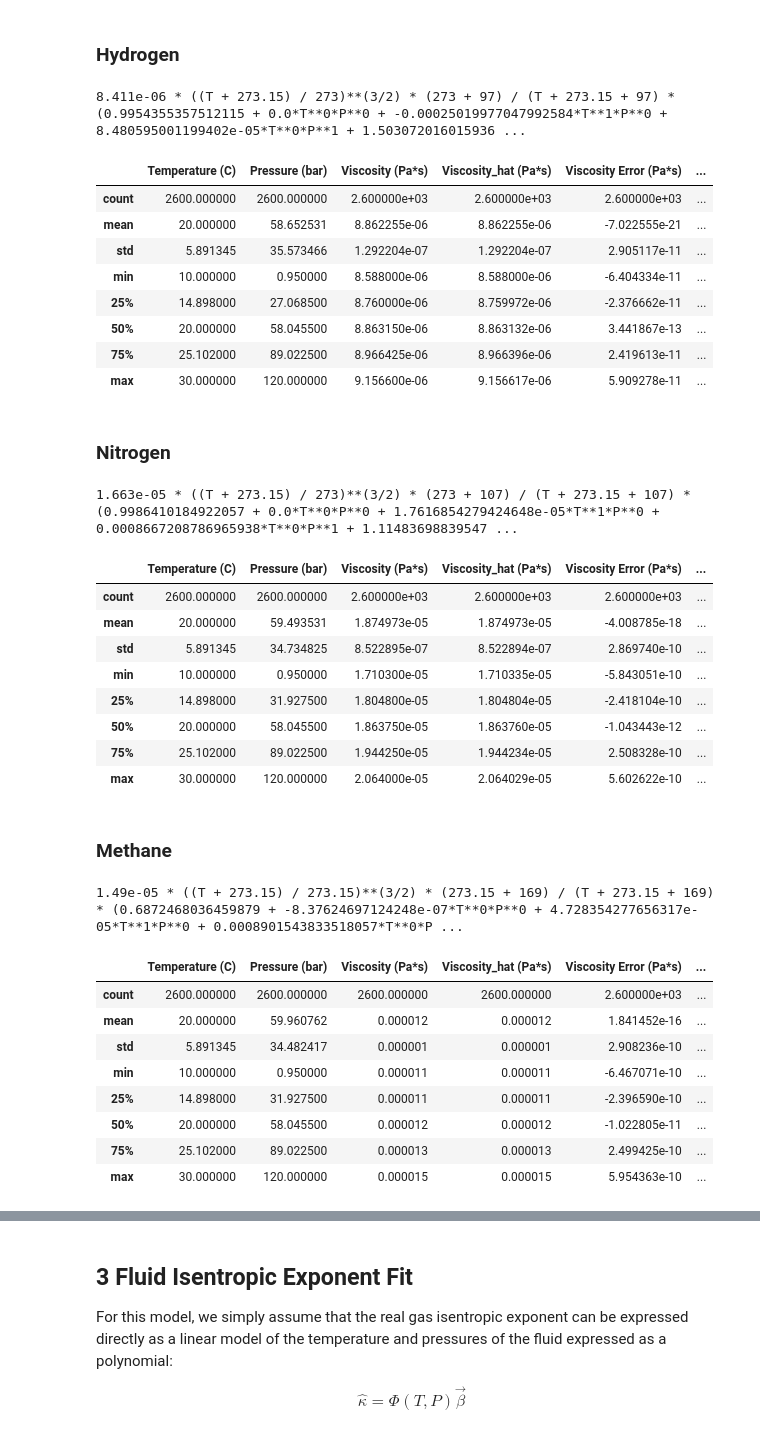
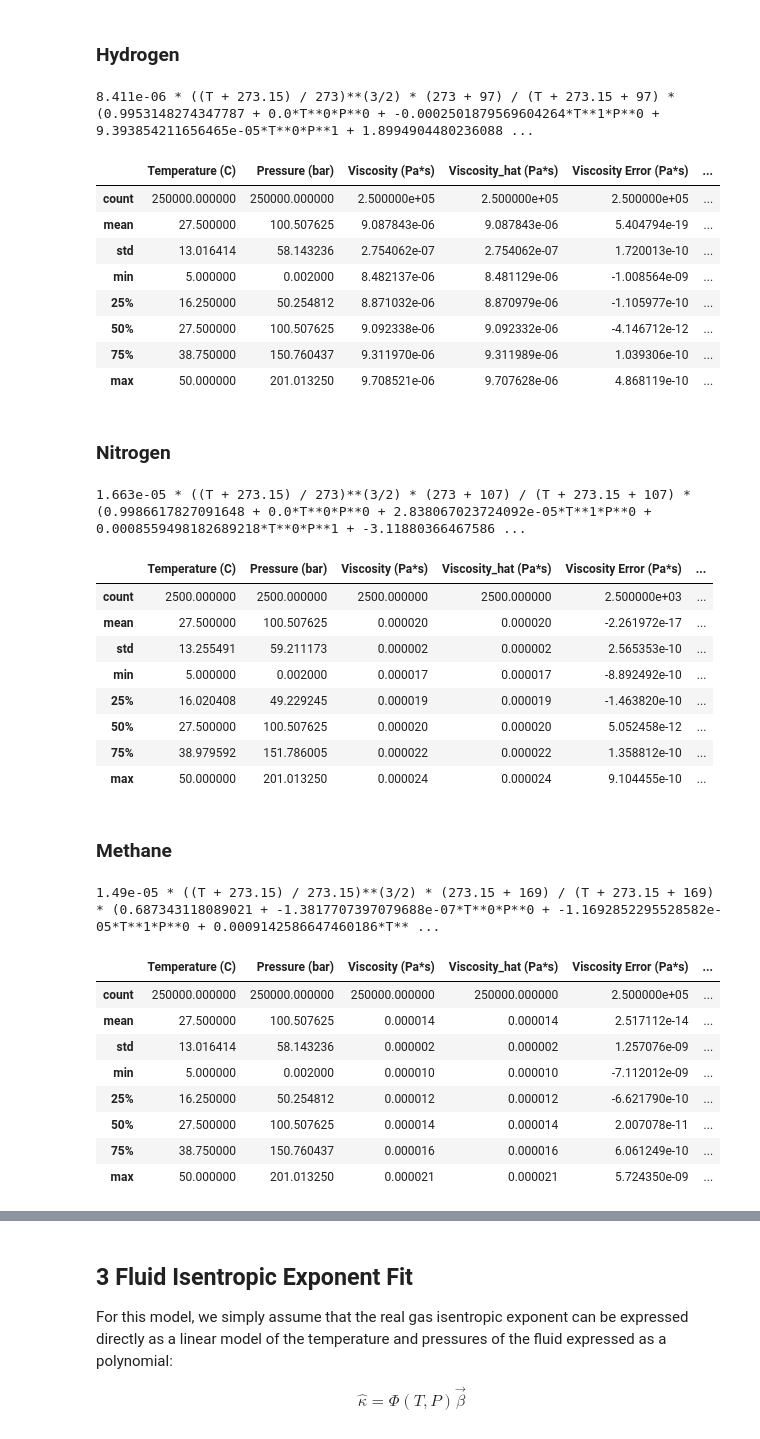
Before and after one commit to josephmcg16/primary-gas-fluid-properties, a Jupyter notebook: post_process.ipynb, the cells around one changed output, grey strips where cells are left out. Drawn from its saved outputs; the diff is of its cells as text; code cells hidden in the pictures.

```diff
--- a/post_process.ipynb
+++ b/post_process.ipynb
@@ -169,30 +237,30 @@ This formulation then allows us to estimate the dynamic viscosity as a function
 # %%
 """Viscosity Fit Example Code with inputs for temperature and pressure in degrees Celsius and bar(a), respectively."""
 
 from fit_fluid_properties import fit_gas_viscosity
 
 params = {
     "reference_data_directory": "data",
-    "reference_data_filename": "H2 Nist Properties 0.95-120 bar.xlsx",
-    "reference_fluid": "H2",
-    "model_poly_degree": 4,
+    "reference_data_filename": "HYDROGEN PROPERTIES.xlsx",
+    "reference_fluid": "HYDROGEN",
+    "model_poly_degree": 3,
 }
 
 df_viscosity, functional_form_text_viscosity = fit_gas_viscosity(params)
 
 print(functional_form_text_viscosity)
 df_viscosity.describe()
 # %% [output]
-8.411e-06 * ((T + 273.15) / 273)**(3/2) * (273 + 97) / (T + 273.15 + 97) * (0.9954355357512115 + 0.0*T**0*P**0 + -0.00025019977047992584*T**1*P**0 + 8.480595001199402e-05*T**0*P**1 + 1.503072016015936 ...
+8.411e-06 * ((T + 273.15) / 273)**(3/2) * (273 + 97) / (T + 273.15 + 97) * (0.9953148274347787 + 0.0*T**0*P**0 + -0.0002501879569604264*T**1*P**0 + 9.393854211656465e-05*T**0*P**1 + 1.8994904480236088 ...
 |  | Temperature (C) | Pressure (bar) | Viscosity (Pa*s) | Viscosity_hat (Pa*s) | Viscosity Error (Pa*s) | ... |
-| count | 2600.000000 | 2600.000000 | 2.600000e+03 | 2.600000e+03 | 2.600000e+03 | ... |
-| mean | 20.000000 | 58.652531 | 8.862255e-06 | 8.862255e-06 | -7.022555e-21 | ... |
-| std | 5.891345 | 35.573466 | 1.292204e-07 | 1.292204e-07 | 2.905117e-11 | ... |
-| min | 10.000000 | 0.950000 | 8.588000e-06 | 8.588000e-06 | -6.404334e-11 | ... |
-| 25% | 14.898000 | 27.068500 | 8.760000e-06 | 8.759972e-06 | -2.376662e-11 | ... |
-| 50% | 20.000000 | 58.045500 | 8.863150e-06 | 8.863132e-06 | 3.441867e-13 | ... |
-| 75% | 25.102000 | 89.022500 | 8.966425e-06 | 8.966396e-06 | 2.419613e-11 | ... |
-| max | 30.000000 | 120.000000 | 9.156600e-06 | 9.156617e-06 | 5.909278e-11 | ... |
+| count | 250000.000000 | 250000.000000 | 2.500000e+05 | 2.500000e+05 | 2.500000e+05 | ... |
+| mean | 27.500000 | 100.507625 | 9.087843e-06 | 9.087843e-06 | 5.404794e-19 | ... |
+| std | 13.016414 | 58.143236 | 2.754062e-07 | 2.754062e-07 | 1.720013e-10 | ... |
+| min | 5.000000 | 0.002000 | 8.482137e-06 | 8.481129e-06 | -1.008564e-09 | ... |
+| 25% | 16.250000 | 50.254812 | 8.871032e-06 | 8.870979e-06 | -1.105977e-10 | ... |
+| 50% | 27.500000 | 100.507625 | 9.092338e-06 | 9.092332e-06 | -4.146712e-12 | ... |
+| 75% | 38.750000 | 150.760437 | 9.311970e-06 | 9.311989e-06 | 1.039306e-10 | ... |
+| max | 50.000000 | 201.013250 | 9.708521e-06 | 9.707628e-06 | 4.868119e-10 | ... |
 # %% [markdown]
 ### Nitrogen
 # %%
@@ -202,8 +270,8 @@ from fit_fluid_properties import fit_gas_viscosity
 
 params = {
     "reference_data_directory": "data",
-    "reference_data_filename": "N2 Nist Properties 0.95-120 bar.xlsx",
-    "reference_fluid": "N2",
+    "reference_data_filename": "NITROGEN PROPERTIES.xlsx",
+    "reference_fluid": "NITROGEN",
     "model_poly_degree": 5,
 }
 
@@ -212,16 +280,16 @@ df_viscosity, functional_form_text_viscosity = fit_gas_viscosity(params)
 print(functional_form_text_viscosity)
 df_viscosity.describe()
 # %% [output]
-1.663e-05 * ((T + 273.15) / 273)**(3/2) * (273 + 107) / (T + 273.15 + 107) * (0.9986410184922057 + 0.0*T**0*P**0 + 1.7616854279424648e-05*T**1*P**0 + 0.0008667208786965938*T**0*P**1 + 1.11483698839547 ...
+1.663e-05 * ((T + 273.15) / 273)**(3/2) * (273 + 107) / (T + 273.15 + 107) * (0.9986617827091648 + 0.0*T**0*P**0 + 2.838067023724092e-05*T**1*P**0 + 0.0008559498182689218*T**0*P**1 + -3.11880366467586 ...
 |  | Temperature (C) | Pressure (bar) | Viscosity (Pa*s) | Viscosity_hat (Pa*s) | Viscosity Error (Pa*s) | ... |
-| count | 2600.000000 | 2600.000000 | 2.600000e+03 | 2.600000e+03 | 2.600000e+03 | ... |
-| mean | 20.000000 | 59.493531 | 1.874973e-05 | 1.874973e-05 | -4.008785e-18 | ... |
-| std | 5.891345 | 34.734825 | 8.522895e-07 | 8.522894e-07 | 2.869740e-10 | ... |
-| min | 10.000000 | 0.950000 | 1.710300e-05 | 1.710335e-05 | -5.843051e-10 | ... |
-| 25% | 14.898000 | 31.927500 | 1.804800e-05 | 1.804804e-05 | -2.418104e-10 | ... |
-| 50% | 20.000000 | 58.045500 | 1.863750e-05 | 1.863760e-05 | -1.043443e-12 | ... |
-| 75% | 25.102000 | 89.022500 | 1.944250e-05 | 1.944234e-05 | 2.508328e-10 | ... |
-| max | 30.000000 | 120.000000 | 2.064000e-05 | 2.064029e-05 | 5.602622e-10 | ... |
+| count | 2500.000000 | 2500.000000 | 2500.000000 | 2500.000000 | 2.500000e+03 | ... |
+| mean | 27.500000 | 100.507625 | 0.000020 | 0.000020 | -2.261972e-17 | ... |
+| std | 13.255491 | 59.211173 | 0.000002 | 0.000002 | 2.565353e-10 | ... |
+| min | 5.000000 | 0.002000 | 0.000017 | 0.000017 | -8.892492e-10 | ... |
+| 25% | 16.020408 | 49.229245 | 0.000019 | 0.000019 | -1.463820e-10 | ... |
+| 50% | 27.500000 | 100.507625 | 0.000020 | 0.000020 | 5.052458e-12 | ... |
+| 75% | 38.979592 | 151.786005 | 0.000022 | 0.000022 | 1.358812e-10 | ... |
+| max | 50.000000 | 201.013250 | 0.000024 | 0.000024 | 9.104455e-10 | ... |
 # %% [markdown]
 ### Methane
 # %%
@@ -231,8 +299,8 @@ from fit_fluid_properties import fit_gas_viscosity
 
 params = {
     "reference_data_directory": "data",
-    "reference_data_filename": "CH4 Nist Properties 0.95-120 bar.xlsx",
-    "reference_fluid": "CH4",
+    "reference_data_filename": "METHANE PROPERTIES.xlsx",
+    "reference_fluid": "METHANE",
     "model_poly_degree": 6,
 }
 
@@ -241,13 +309,13 @@ df_viscosity, functional_form_text_viscosity = fit_gas_viscosity(params)
 print(functional_form_text_viscosity)
 df_viscosity.describe()
 # %% [output]
-1.49e-05 * ((T + 273.15) / 273.15)**(3/2) * (273.15 + 169) / (T + 273.15 + 169) * (0.6872468036459879 + -8.37624697124248e-07*T**0*P**0 + 4.728354277656317e-05*T**1*P**0 + 0.0008901543833518057*T**0*P ...
+1.49e-05 * ((T + 273.15) / 273.15)**(3/2) * (273.15 + 169) / (T + 273.15 + 169) * (0.687343118089021 + -1.3817707397079688e-07*T**0*P**0 + -1.1692852295528582e-05*T**1*P**0 + 0.0009142586647460186*T** ...
 |  | Temperature (C) | Pressure (bar) | Viscosity (Pa*s) | Viscosity_hat (Pa*s) | Viscosity Error (Pa*s) | ... |
-| count | 2600.000000 | 2600.000000 | 2600.000000 | 2600.000000 | 2.600000e+03 | ... |
-| mean | 20.000000 | 59.960762 | 0.000012 | 0.000012 | 1.841452e-16 | ... |
-| std | 5.891345 | 34.482417 | 0.000001 | 0.000001 | 2.908236e-10 | ... |
-| min | 10.000000 | 0.950000 | 0.000011 | 0.000011 | -6.467071e-10 | ... |
-| 25% | 14.898000 | 31.927500 | 0.000011 | 0.000011 | -2.396590e-10 | ... |
-| 50% | 20.000000 | 58.045500 | 0.000012 | 0.000012 | -1.022805e-11 | ... |
-| 75% | 25.102000 | 89.022500 | 0.000013 | 0.000013 | 2.499425e-10 | ... |
-| max | 30.000000 | 120.000000 | 0.000015 | 0.000015 | 5.954363e-10 | ... |
+| count | 250000.000000 | 250000.000000 | 250000.000000 | 250000.000000 | 2.500000e+05 | ... |
+| mean | 27.500000 | 100.507625 | 0.000014 | 0.000014 | 2.517112e-14 | ... |
+| std | 13.016414 | 58.143236 | 0.000002 | 0.000002 | 1.257076e-09 | ... |
+| min | 5.000000 | 0.002000 | 0.000010 | 0.000010 | -7.112012e-09 | ... |
+| 25% | 16.250000 | 50.254812 | 0.000012 | 0.000012 | -6.621790e-10 | ... |
+| 50% | 27.500000 | 100.507625 | 0.000014 | 0.000014 | 2.007078e-11 | ... |
+| 75% | 38.750000 | 150.760437 | 0.000016 | 0.000016 | 6.061249e-10 | ... |
+| max | 50.000000 | 201.013250 | 0.000021 | 0.000021 | 5.724350e-09 | ... |
```
Also changed, not shown: parts of 14 cells of this notebook, 16 other files.
